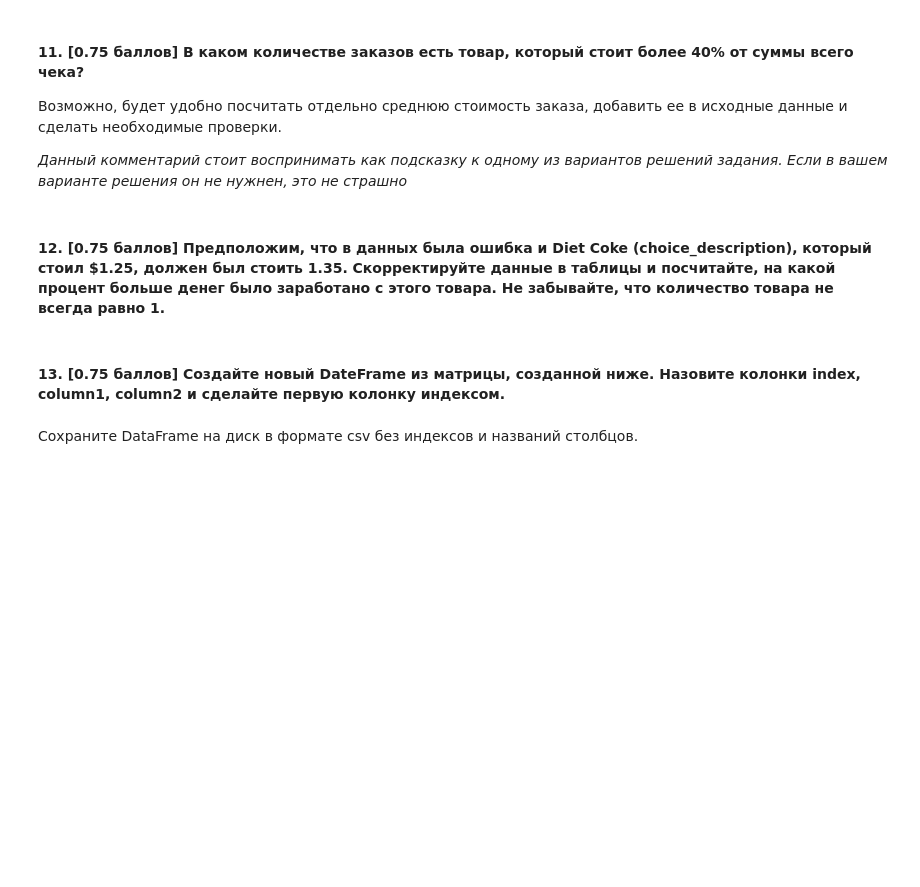
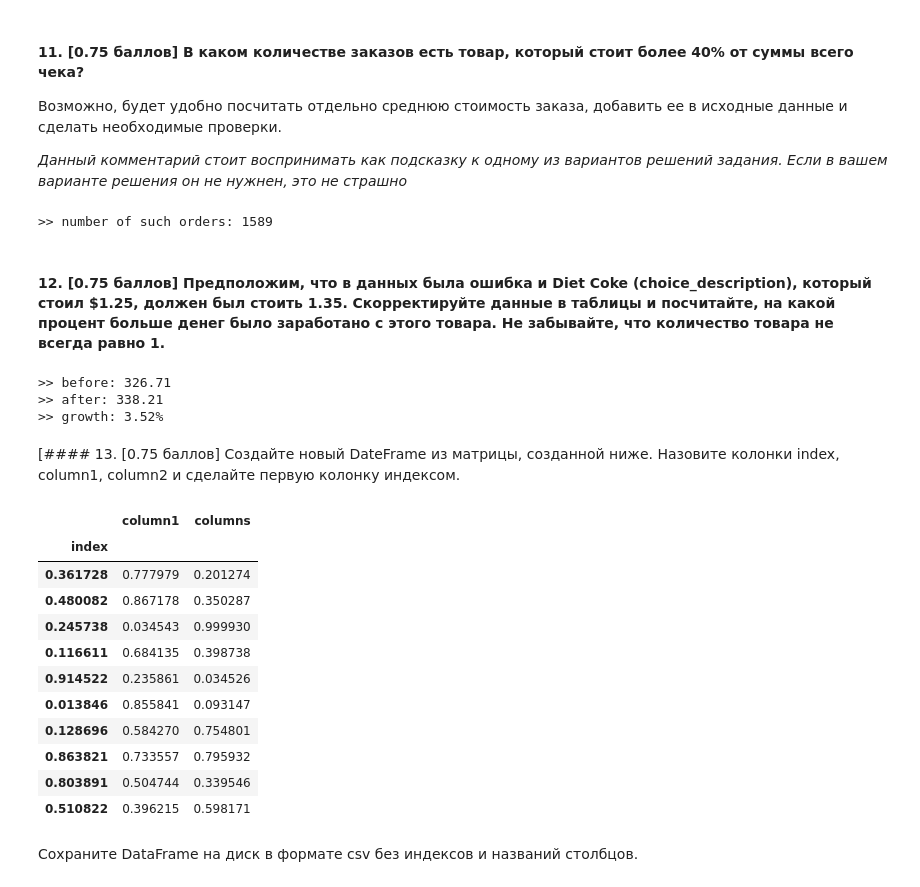
Before and after one commit to saaprikins/nes_ml_course_homeworks, a Jupyter notebook: homework_practice_1.ipynb, the cells around one changed output. Drawn from its saved outputs; the diff is of its cells as text; code cells hidden in the pictures; blank space fills up the shorter version.

```diff
--- a/homework_practice_1.ipynb
+++ b/homework_practice_1.ipynb
@@ -330,6 +331,9 @@ pprint("number of unique burritos:", temp_df.loc[temp_df["item_name"].str.contai
 *Данный комментарий стоит воспринимать как подсказку к одному из вариантов решений задания. Если в вашем варианте решения он не нужнен, это не страшно*
 # %%
 # your code
-df["total_price_order"] = df.groupby(["order_id"])[""]
+df["total_price_order"] = df.groupby(["order_id"])["item_price2"].transform("sum")
+pprint("number of such orders:", df.loc[df["price_per_quantity"] / df["total_price_order"] >= 0.4]["order_id"].nunique())
+# %% [output]
+>> number of such orders: 1589
 # %% [markdown]
 #### 12. [0.75 баллов] Предположим, что в данных была ошибка и Diet Coke (choice_description), который стоил $1.25, должен был стоить 1.35. Скорректируйте данные в таблицы и посчитайте, на какой процент больше денег было заработано с этого товара. Не забывайте, что количество товара не всегда равно 1.
@@ -338,8 +340,37 @@ df["total_price_order"] = df.groupby(["order_id"])[""]
+# %%
+# your code
+before_sum = df.loc[df["choice_description"] == "[Diet Coke]"]["item_price2"].sum()
+pprint("before: {:.2f}".format(before_sum))
+
+temp_df = df.copy()
+temp_df.loc[(temp_df["choice_description"] == "[Diet Coke]") & (temp_df["price_per_quantity"] == 1.25), "price_per_quantity"] = 1.35
+temp_df["item_price2"] = temp_df["price_per_quantity"] * temp_df["quantity"]
+
+after_sum = temp_df.loc[df["choice_description"] == "[Diet Coke]"]["item_price2"].sum()
+pprint("after: {:.2f}".format(after_sum))
+pprint(f"growth: {100. * (after_sum - before_sum)/before_sum:.2f}%")
+# %% [output]
+>> before: 326.71
+>> after: 338.21
+>> growth: 3.52%
 # %% [markdown]
-#### 13. [0.75 баллов] Создайте новый DateFrame из матрицы, созданной ниже. Назовите колонки index, column1, column2 и сделайте первую колонку индексом.
+[#### 13. [0.75 баллов] Создайте новый DateFrame из матрицы, созданной ниже. Назовите колонки index, column1, column2 и сделайте первую колонку индексом.
 # %%
 data = np.random.rand(10, 3)
-
 # your code
+new_df = pd.DataFrame(data, columns=["index", "column1", "columns"]).set_index("index")
+# %% [output]
+|  | column1 | columns |
+| index |  |  |
+| 0.361728 | 0.777979 | 0.201274 |
+| 0.480082 | 0.867178 | 0.350287 |
+| 0.245738 | 0.034543 | 0.999930 |
+| 0.116611 | 0.684135 | 0.398738 |
+| 0.914522 | 0.235861 | 0.034526 |
+| 0.013846 | 0.855841 | 0.093147 |
+| 0.128696 | 0.584270 | 0.754801 |
+| 0.863821 | 0.733557 | 0.795932 |
+| 0.803891 | 0.504744 | 0.339546 |
+| 0.510822 | 0.396215 | 0.598171 |
 # %% [markdown]
 Сохраните DataFrame на диск в формате csv без индексов и названий столбцов.
```
Also changed, not shown: parts of 4 cells of this notebook, 1 other file.
